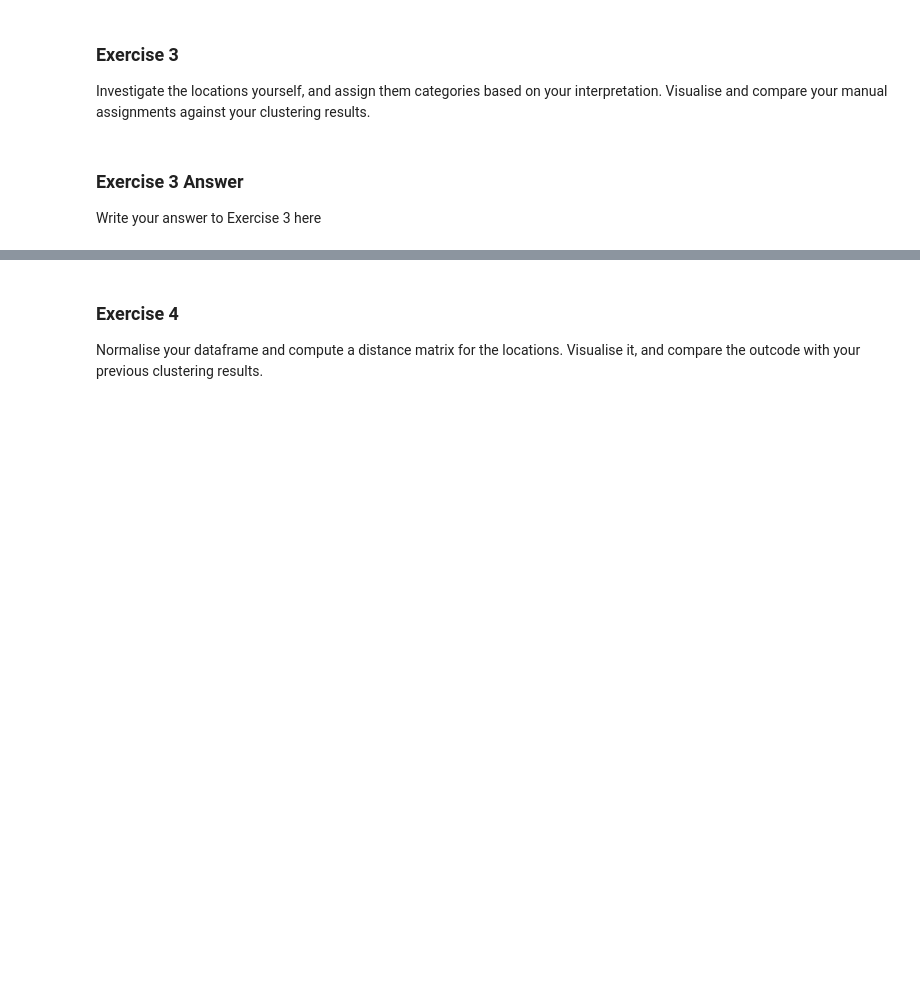
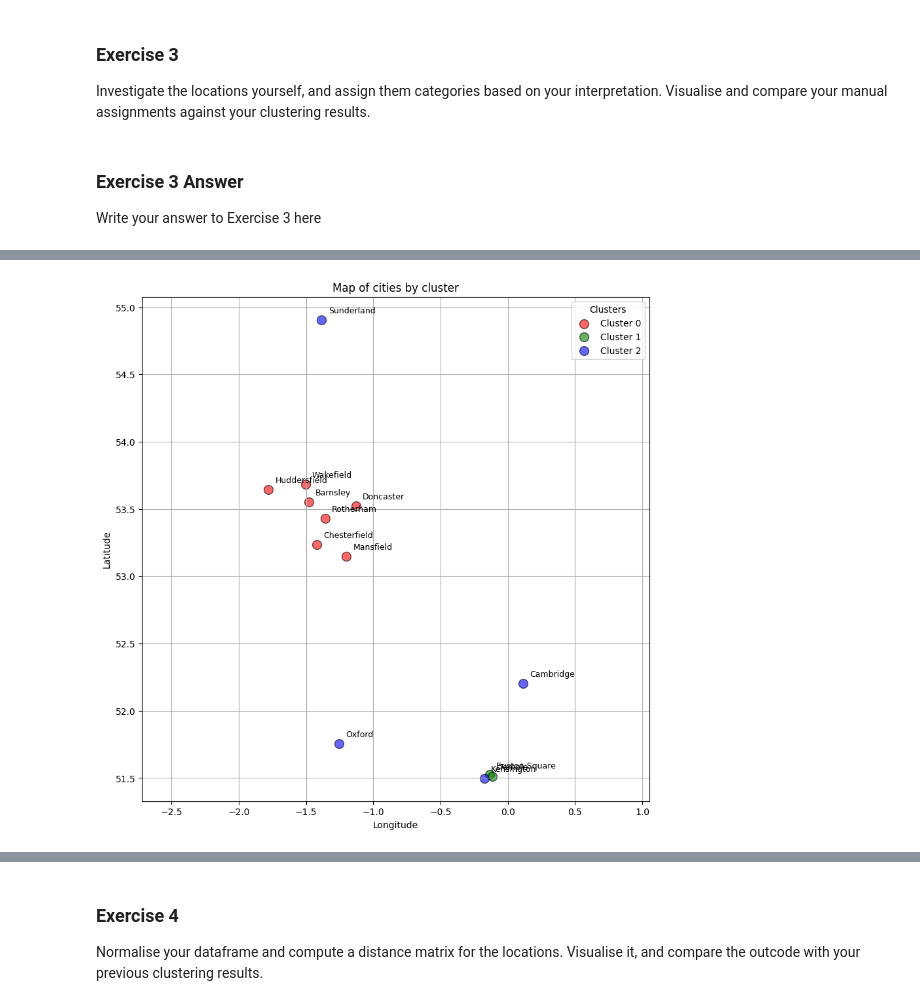
Before and after one commit to sdenyskov/sd995_ads_2024, a Jupyter notebook: notebooks/02-access-assess-geospatial.ipynb, the cells around one changed output, grey strips where cells are left out. Cells and saved outputs as stored; diff of their text form; code cells hidden in the pictures; blank space fills up the shorter version.

```diff
--- a/notebooks/02-access-assess-geospatial.ipynb
+++ b/notebooks/02-access-assess-geospatial.ipynb
@@ -586,0 +718,4 @@ Write your answer to Exercise 3 here
+# %%
+plot_clusters(clustered_locations)
+# %% [output]
+[figure, added]
```
Also changed, not shown: parts of 35 cells of this notebook, 1 other file.
